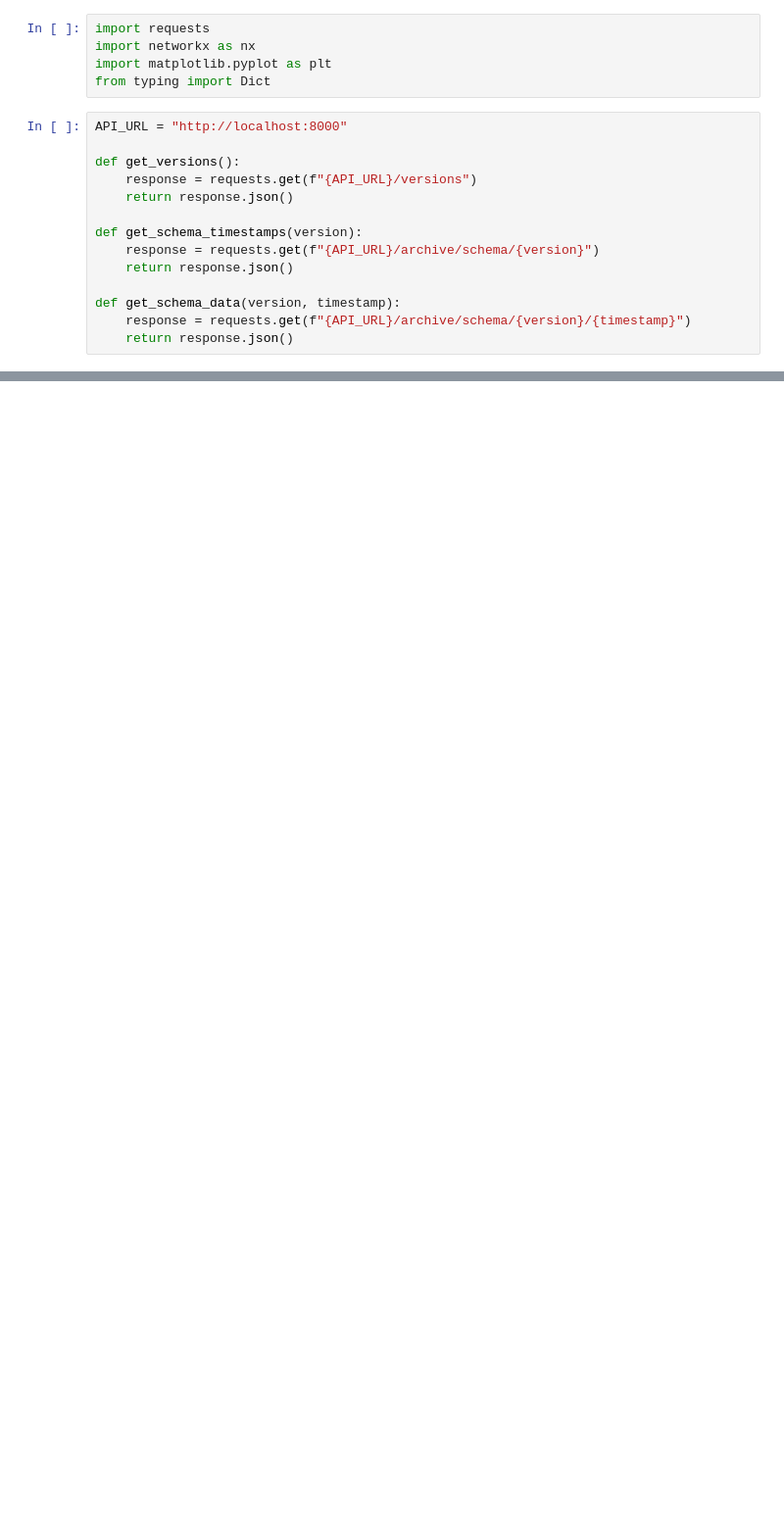
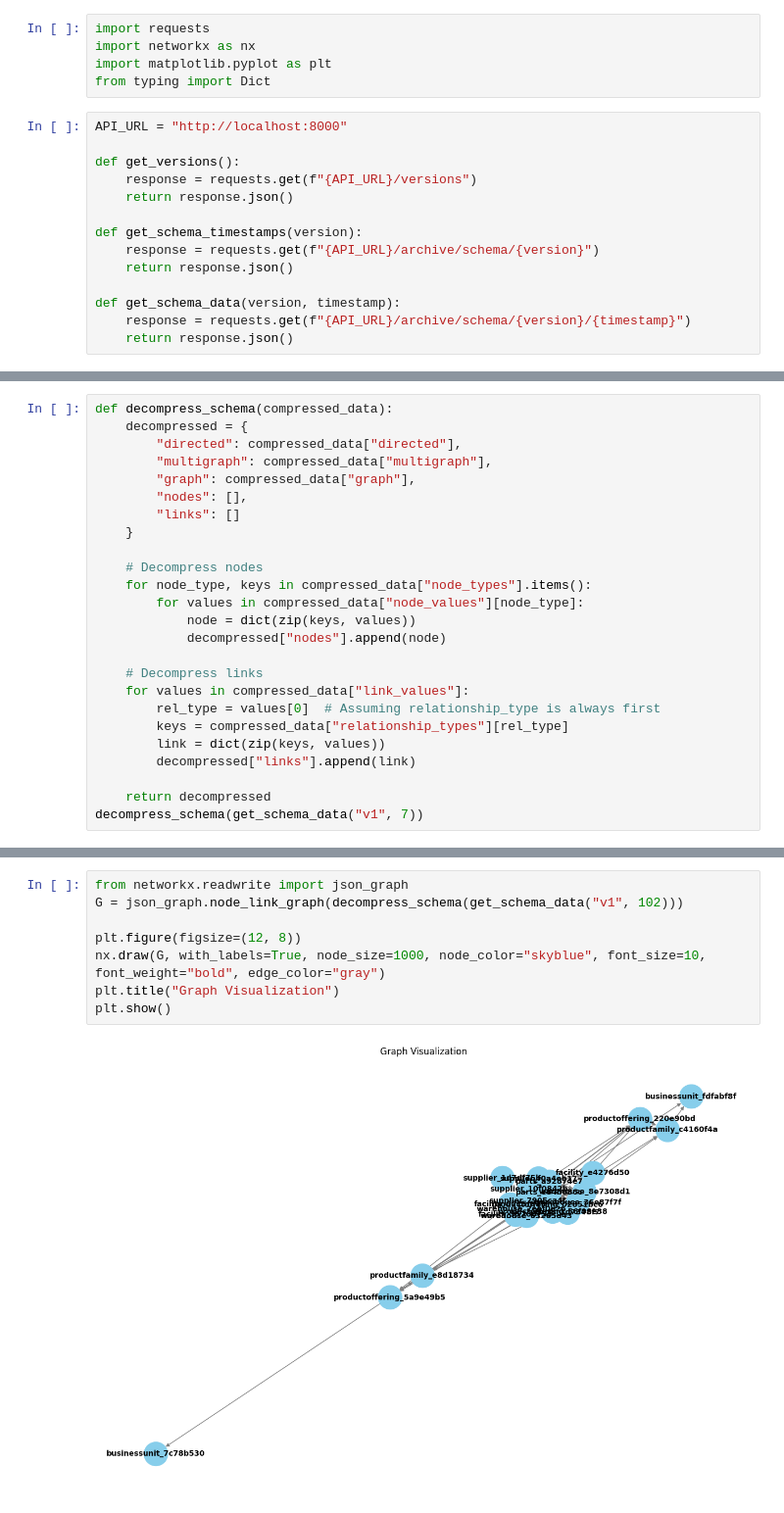
Before and after one commit to HarshavardhanReddy03/graph-server, a Jupyter notebook: examples/simple-exploration.ipynb, the cells around one changed output, grey strips where cells are left out. Shown at 98% size. Drawn from its saved outputs; the diff is of its cells as text; blank space fills up the shorter version.

Commit message:
UPDATE: Simulation and node handling

```diff
--- a/examples/simple-exploration.ipynb
+++ b/examples/simple-exploration.ipynb
@@ -122,0 +64,25 @@ Average clustering coefficient: 0.2541193235159112
+# %%
+def decompress_schema(compressed_data):
+    decompressed = {
+        "directed": compressed_data["directed"],
+        "multigraph": compressed_data["multigraph"],
+        "graph": compressed_data["graph"],
+        "nodes": [],
+        "links": []
+    }
+
+    # Decompress nodes
+    for node_type, keys in compressed_data["node_types"].items():
+        for values in compressed_data["node_values"][node_type]:
+            node = dict(zip(keys, values))
+            decompressed["nodes"].append(node)
+
+    # Decompress links
+    for values in compressed_data["link_values"]:
+        rel_type = values[0]  # Assuming relationship_type is always first
+        keys = compressed_data["relationship_types"][rel_type]
+        link = dict(zip(keys, values))
+        decompressed["links"].append(link)
+
+    return decompressed
+decompress_schema(get_schema_data("v1", 7))
@@ -122,0 +107,10 @@ Average clustering coefficient: 0.2541193235159112
+# %%
+from networkx.readwrite import json_graph
+G = json_graph.node_link_graph(decompress_schema(get_schema_data("v1", 102)))
+
+plt.figure(figsize=(12, 8))
+nx.draw(G, with_labels=True, node_size=1000, node_color="skyblue", font_size=10, font_weight="bold", edge_color="gray")
+plt.title("Graph Visualization")
+plt.show()
+# %% [output]
+[figure, added]
```
Also changed, not shown: parts of 7 cells of this notebook, 12 other files.
